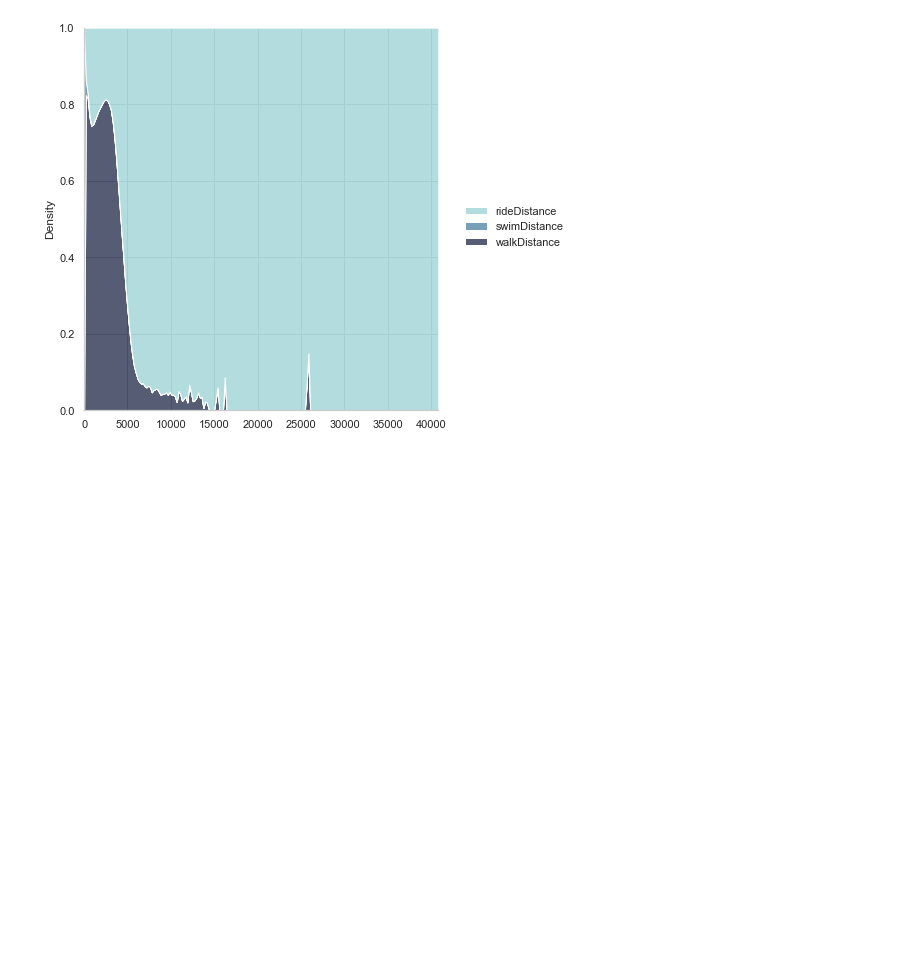
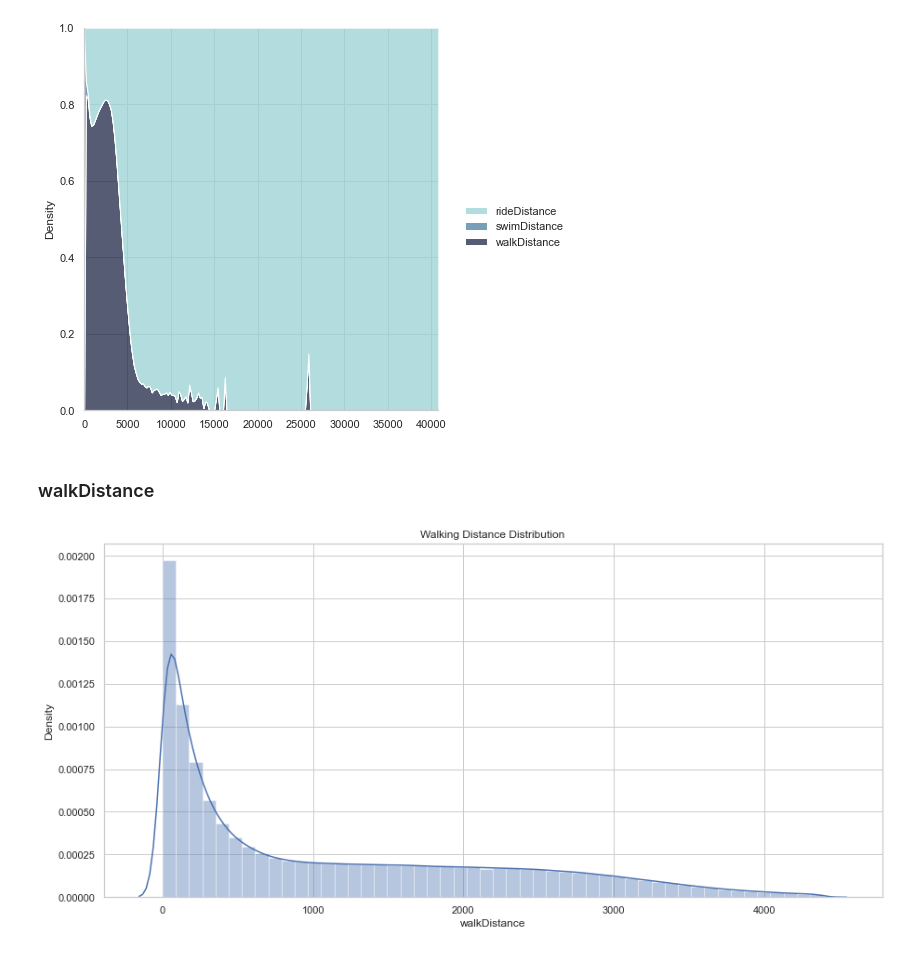
Before and after one commit to HalfMoon1008/PUBG_ML_Project, a Jupyter notebook: 2nModeling_PUBG.ipynb, the cells around one changed output. Cells and saved outputs as stored; diff of their text form; code cells hidden in the pictures; blank space fills up the shorter version.

Commit message:
analysis about Distance

```diff
--- a/2nModeling_PUBG.ipynb
+++ b/2nModeling_PUBG.ipynb
@@ -107,3 +107,14 @@ sns.displot(
 # %% [output]
 <seaborn.axisgrid.FacetGrid at 0x...>
 [figure]
+# %% [markdown]
+### walkDistance
+# %%
+walk = distanTest.copy()
+walk = walk[walk['walkDistance'] < train['walkDistance'].quantile(0.99)]
+plt.figure(figsize=(15,7))
+plt.title("Walking Distance Distribution")
+sns.distplot(walk['walkDistance'])
+plt.show()
+# %% [output]
+[figure, added]
```
Also changed, not shown: parts of 11 cells of this notebook.
